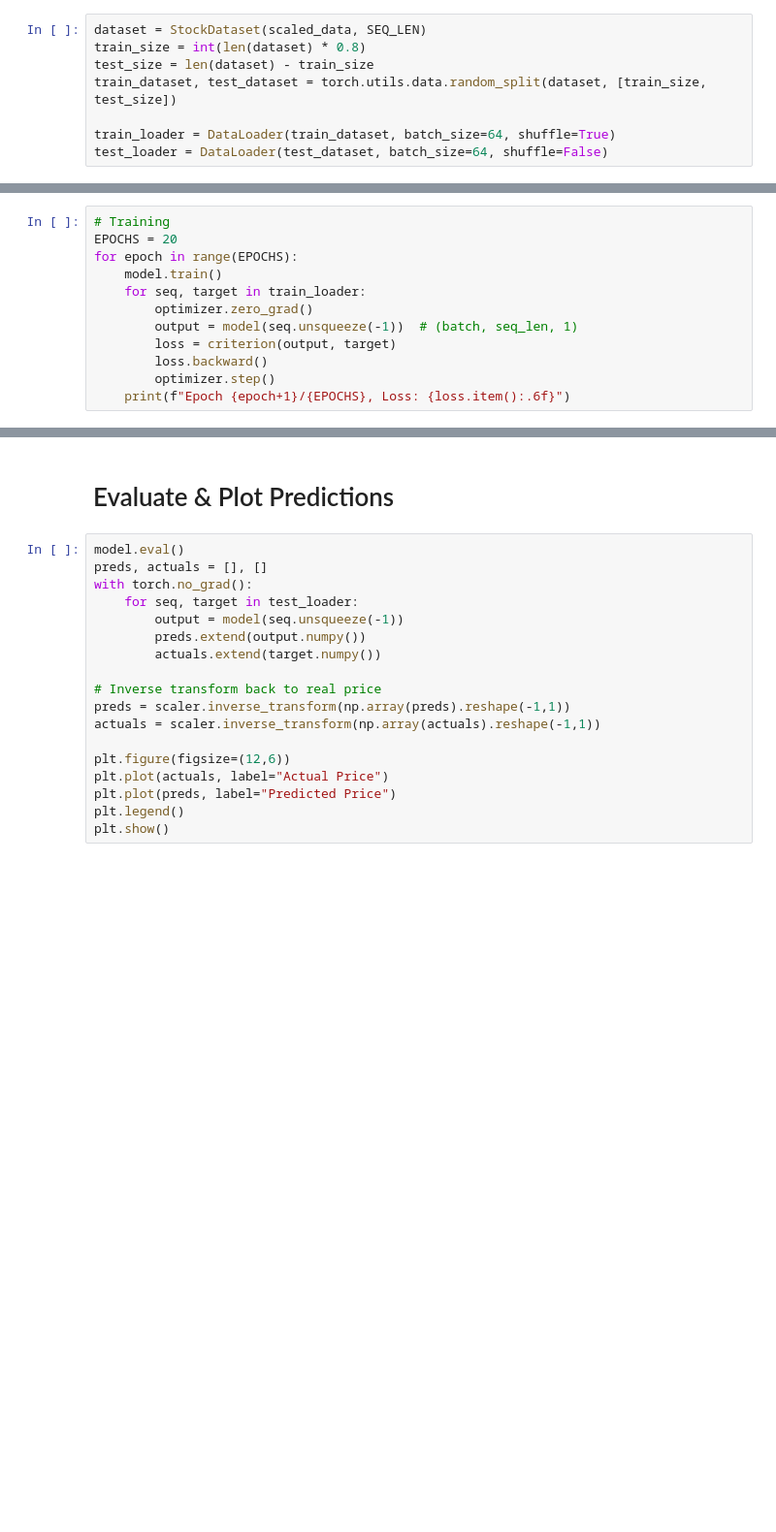
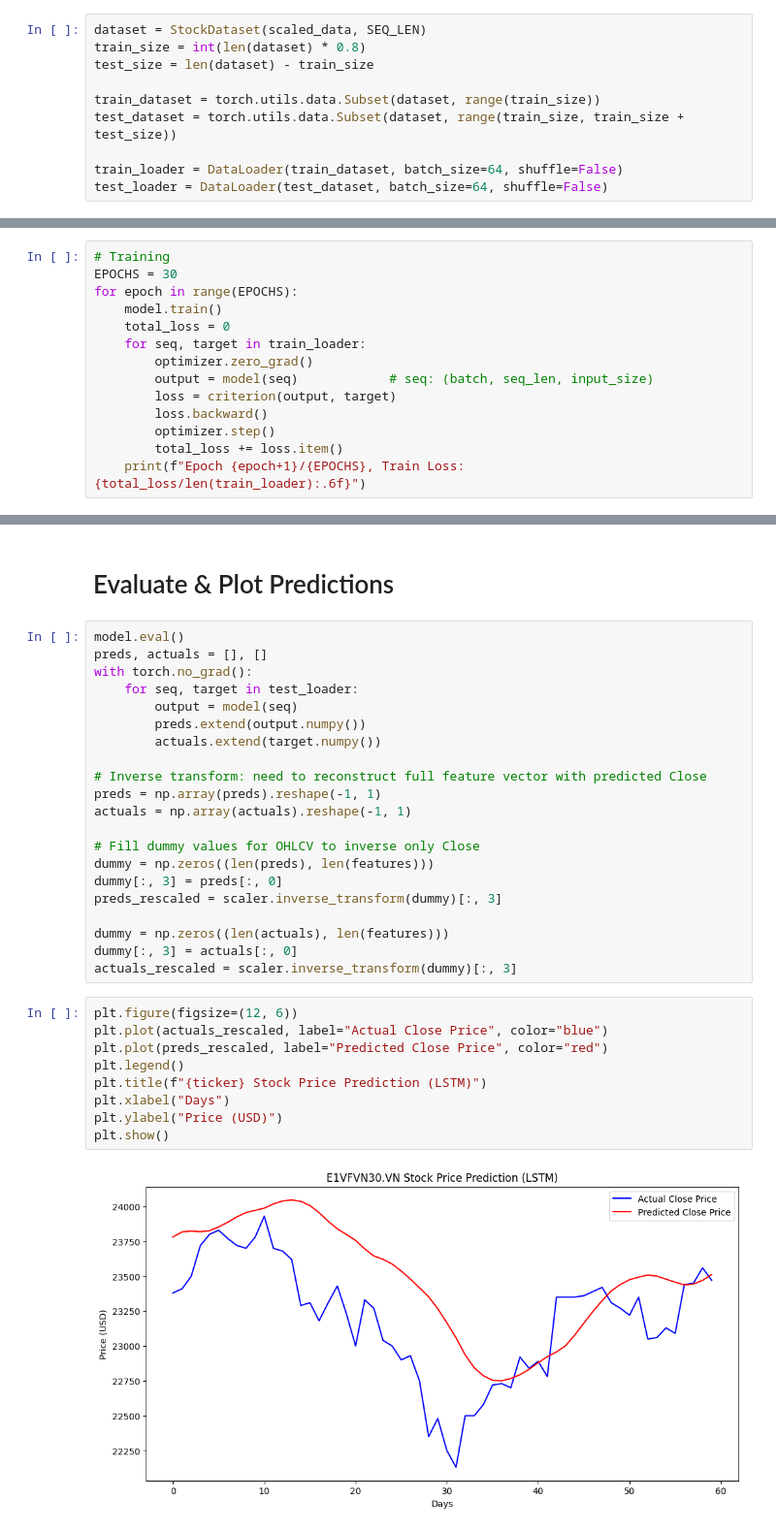
Before and after one commit to Aurora-Fund-Analytics/forecast-model, a Jupyter notebook: notebooks/model.ipynb, the cells around one changed output, grey strips where cells are left out. Shown: that part at 97% size. Saved outputs shown, nothing was run; the diff lists cells and outputs as text; blank space fills up the shorter version.

Commit message:
Fixed data split leakage

```diff
--- a/notebooks/model.ipynb
+++ b/notebooks/model.ipynb
@@ -48,9 +52,11 @@ class StockDataset(Dataset):
 dataset = StockDataset(scaled_data, SEQ_LEN)
 train_size = int(len(dataset) * 0.8)
 test_size = len(dataset) - train_size
-train_dataset, test_dataset = torch.utils.data.random_split(dataset, [train_size, test_size])
 
-train_loader = DataLoader(train_dataset, batch_size=64, shuffle=True)
+train_dataset = torch.utils.data.Subset(dataset, range(train_size))
+test_dataset = torch.utils.data.Subset(dataset, range(train_size, train_size + test_size))
+
+train_loader = DataLoader(train_dataset, batch_size=64, shuffle=False)
 test_loader = DataLoader(test_dataset, batch_size=64, shuffle=False)
 # %% [markdown]
 # Building LSTM model and training
@@ -75,13 +83,15 @@ criterion = nn.MSELoss()
 optimizer = torch.optim.Adam(model.parameters(), lr=0.001)
 # %%
 # Training
-EPOCHS = 20
+EPOCHS = 30
 for epoch in range(EPOCHS):
     model.train()
+    total_loss = 0
     for seq, target in train_loader:
         optimizer.zero_grad()
-        output = model(seq.unsqueeze(-1))  # (batch, seq_len, 1)
+        output = model(seq)            # seq: (batch, seq_len, input_size)
         loss = criterion(output, target)
         loss.backward()
         optimizer.step()
-    print(f"Epoch {epoch+1}/{EPOCHS}, Loss: {loss.item():.6f}")
+        total_loss += loss.item()
+    print(f"Epoch {epoch+1}/{EPOCHS}, Train Loss: {total_loss/len(train_loader):.6f}")
@@ -92,16 +120,30 @@ model.eval()
 preds, actuals = [], []
 with torch.no_grad():
     for seq, target in test_loader:
-        output = model(seq.unsqueeze(-1))
+        output = model(seq)
         preds.extend(output.numpy())
         actuals.extend(target.numpy())
 
-# Inverse transform back to real price
-preds = scaler.inverse_transform(np.array(preds).reshape(-1,1))
-actuals = scaler.inverse_transform(np.array(actuals).reshape(-1,1))
+# Inverse transform: need to reconstruct full feature vector with predicted Close
+preds = np.array(preds).reshape(-1, 1)
+actuals = np.array(actuals).reshape(-1, 1)
 
-plt.figure(figsize=(12,6))
-plt.plot(actuals, label="Actual Price")
-plt.plot(preds, label="Predicted Price")
-plt.legend()
-plt.show()
+# Fill dummy values for OHLCV to inverse only Close
+dummy = np.zeros((len(preds), len(features)))
+dummy[:, 3] = preds[:, 0]
+preds_rescaled = scaler.inverse_transform(dummy)[:, 3]
+
+dummy = np.zeros((len(actuals), len(features)))
+dummy[:, 3] = actuals[:, 0]
+actuals_rescaled = scaler.inverse_transform(dummy)[:, 3]
+# %%
+plt.figure(figsize=(12, 6))
+plt.plot(actuals_rescaled, label="Actual Close Price", color="blue")
+plt.plot(preds_rescaled, label="Predicted Close Price", color="red")
+plt.legend()
+plt.title(f"{ticker} Stock Price Prediction (LSTM)")
+plt.xlabel("Days")
+plt.ylabel("Price (USD)")
+plt.show()
+# %% [output]
+[figure, added]
```
Also changed, not shown: parts of 4 cells of this notebook.
